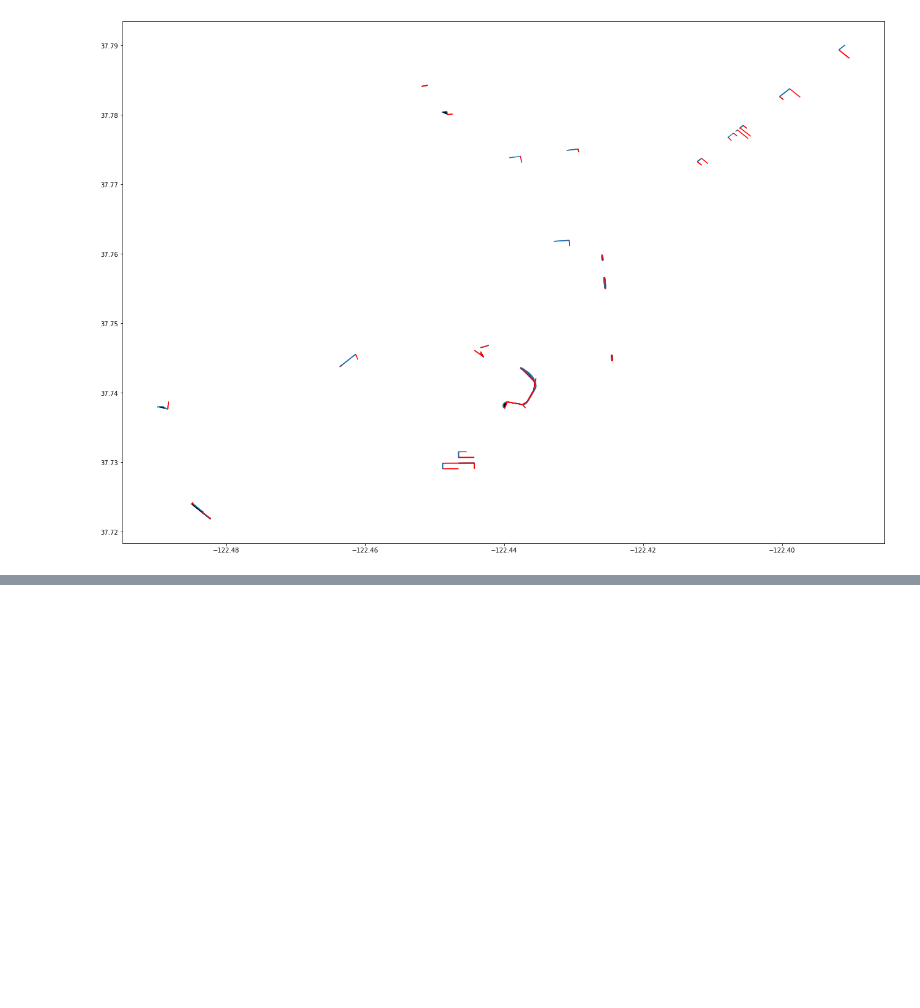
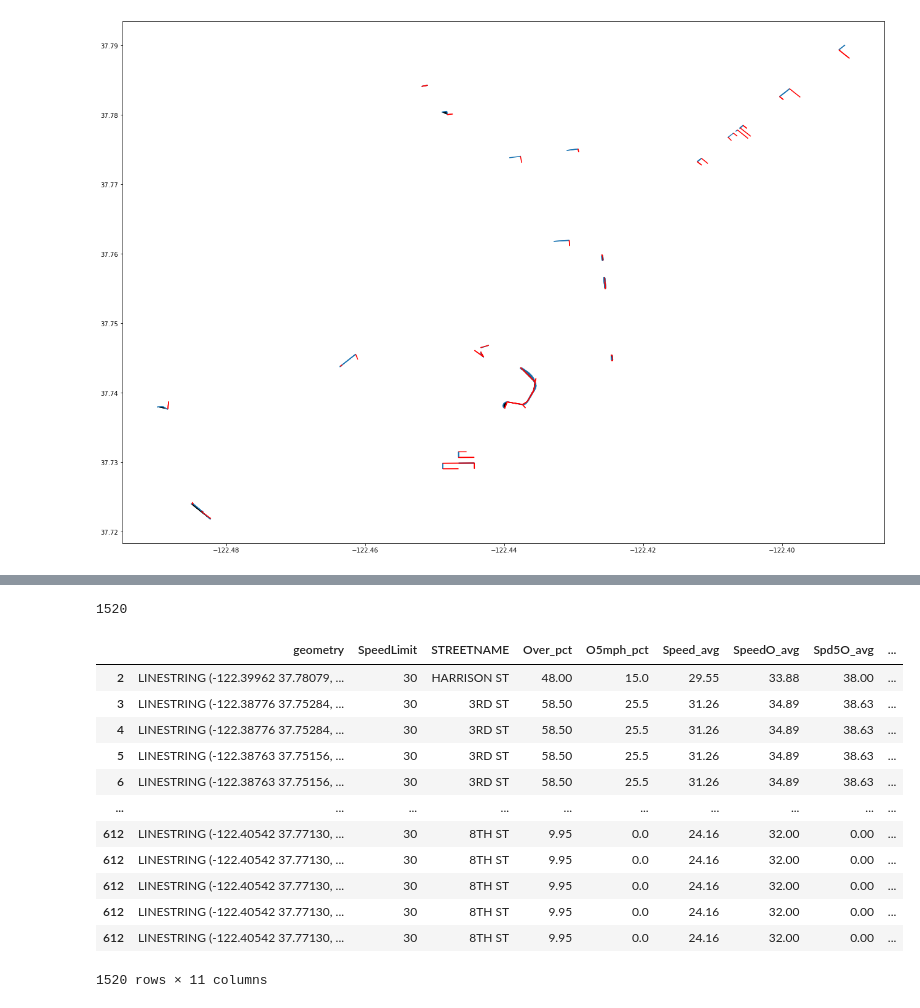
Before and after one commit to YgLK/data_engineering, a Jupyter notebook: ways_join.ipynb, the cells around one changed output, grey strips where cells are left out. Cells and saved outputs as stored; diff of their text form; code cells hidden in the pictures; blank space fills up the shorter version.

```diff
--- a/ways_join.ipynb
+++ b/ways_join.ipynb
@@ -370,0 +405,20 @@ plt.tight_layout()
+# %%
+len(buffered_result)
+# %% [output]
+1520
+# %%
+buffered_result
+# %% [output]
+|  | geometry | SpeedLimit | STREETNAME | Over_pct | O5mph_pct | Speed_avg | SpeedO_avg | Spd5O_avg | ... |
+| 2 | LINESTRING (-122.39962 37.78079, ... | 30 | HARRISON ST | 48.00 | 15.0 | 29.55 | 33.88 | 38.00 | ... |
+| 3 | LINESTRING (-122.38776 37.75284, ... | 30 | 3RD ST | 58.50 | 25.5 | 31.26 | 34.89 | 38.63 | ... |
+| 4 | LINESTRING (-122.38776 37.75284, ... | 30 | 3RD ST | 58.50 | 25.5 | 31.26 | 34.89 | 38.63 | ... |
+| 5 | LINESTRING (-122.38763 37.75156, ... | 30 | 3RD ST | 58.50 | 25.5 | 31.26 | 34.89 | 38.63 | ... |
+| 6 | LINESTRING (-122.38763 37.75156, ... | 30 | 3RD ST | 58.50 | 25.5 | 31.26 | 34.89 | 38.63 | ... |
+| ... | ... | ... | ... | ... | ... | ... | ... | ... | ... |
+| 612 | LINESTRING (-122.40542 37.77130, ... | 30 | 8TH ST | 9.95 | 0.0 | 24.16 | 32.00 | 0.00 | ... |
+| 612 | LINESTRING (-122.40542 37.77130, ... | 30 | 8TH ST | 9.95 | 0.0 | 24.16 | 32.00 | 0.00 | ... |
+| 612 | LINESTRING (-122.40542 37.77130, ... | 30 | 8TH ST | 9.95 | 0.0 | 24.16 | 32.00 | 0.00 | ... |
+| 612 | LINESTRING (-122.40542 37.77130, ... | 30 | 8TH ST | 9.95 | 0.0 | 24.16 | 32.00 | 0.00 | ... |
+| 612 | LINESTRING (-122.40542 37.77130, ... | 30 | 8TH ST | 9.95 | 0.0 | 24.16 | 32.00 | 0.00 | ... |
+1520 rows × 11 columns
```
Also changed, not shown: parts of 13 cells of this notebook.
